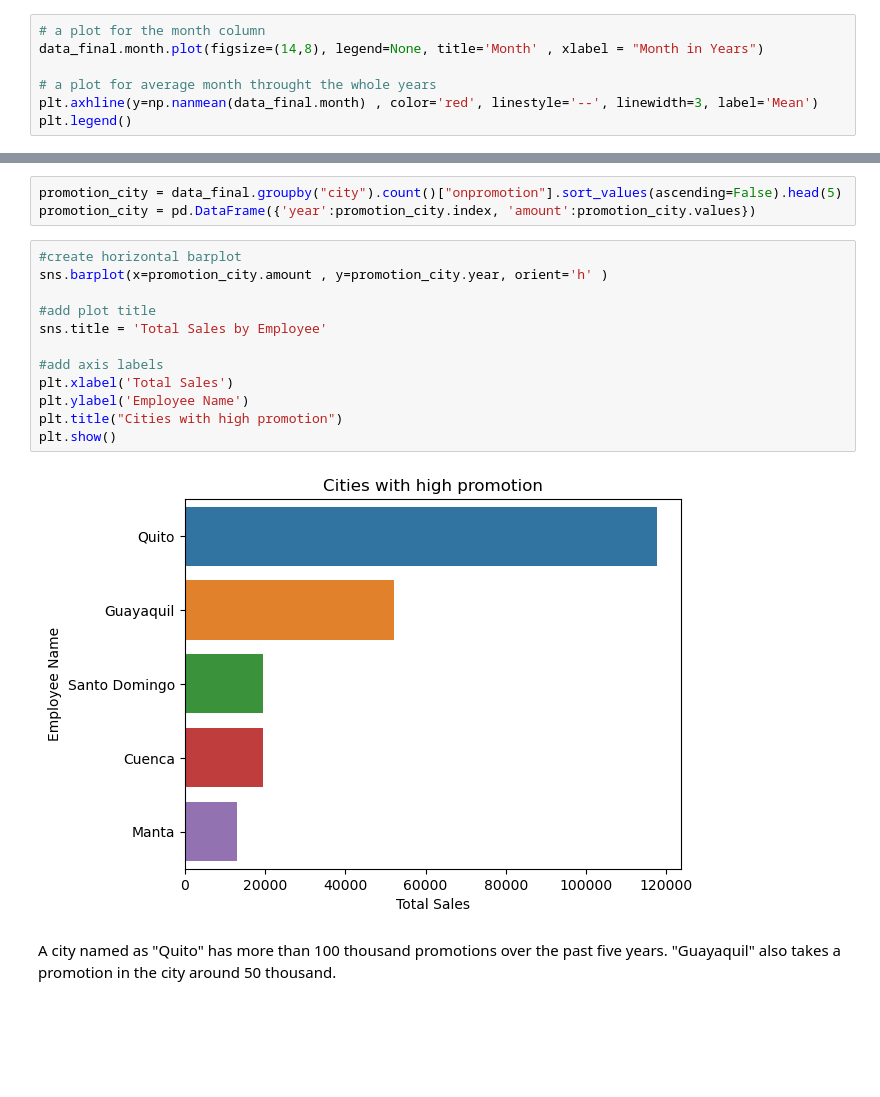
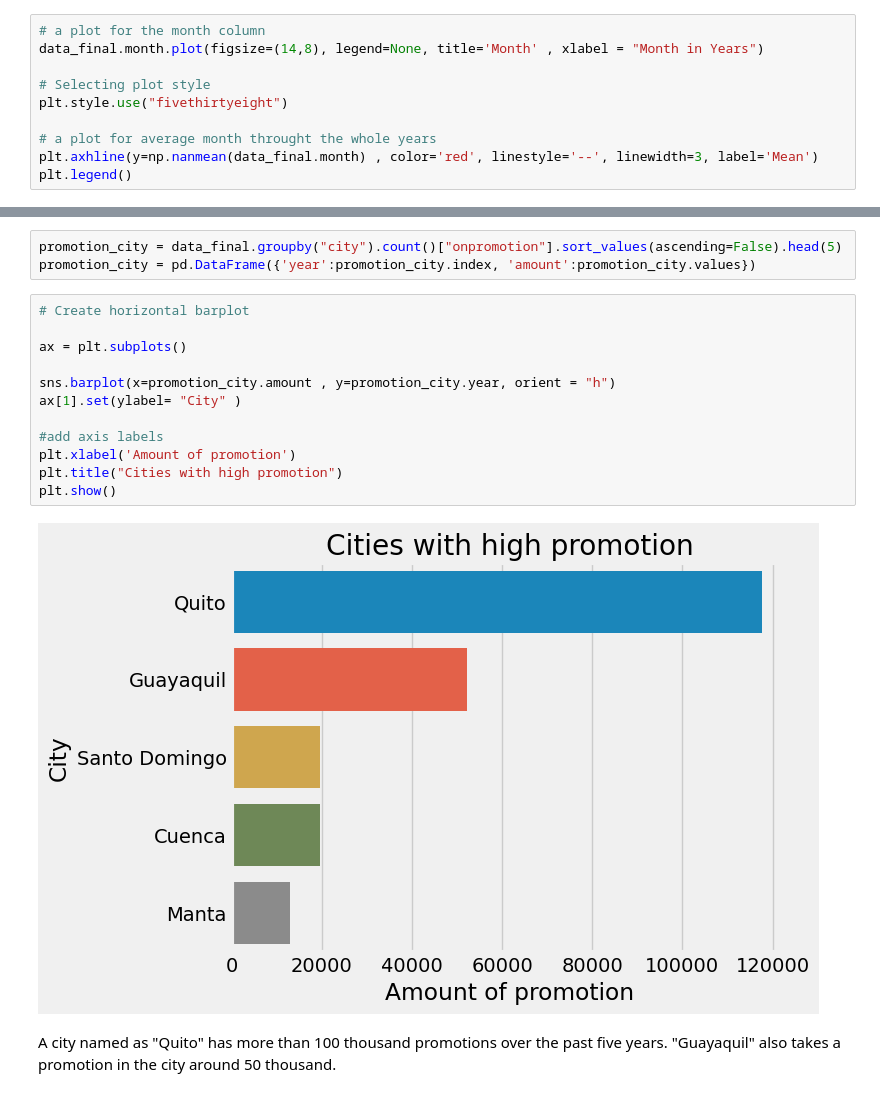
Before and after one commit to Henamen21/Time_Series_prediction, a Jupyter notebook: Time_Series_prediction.ipynb, the cells around one changed output, grey strips where cells are left out. Drawn from its saved outputs; the diff is of its cells as text; blank space fills up the shorter version.

```diff
--- a/Time_Series_prediction.ipynb
+++ b/Time_Series_prediction.ipynb
@@ -300,6 +321,9 @@ Before going to test the hypothesis, first let see how the the series is going u
 # a plot for the month column
 data_final.month.plot(figsize=(14,8), legend=None, title='Month' , xlabel = "Month in Years")
 
+# Selecting plot style
+plt.style.use("fivethirtyeight")
+
 # a plot for average month throught the whole years
 plt.axhline(y=np.nanmean(data_final.month) , color='red', linestyle='--', linewidth=3, label='Mean')
 plt.legend()
@@ -464,19 +493,19 @@ There is irregular variation standing from the graph, price of oil is downgradin
 promotion_city = data_final.groupby("city").count()["onpromotion"].sort_values(ascending=False).head(5)
 promotion_city = pd.DataFrame({'year':promotion_city.index, 'amount':promotion_city.values})
 # %%
-#create horizontal barplot
-sns.barplot(x=promotion_city.amount , y=promotion_city.year, orient='h' )
+# Create horizontal barplot
 
-#add plot title
-sns.title = 'Total Sales by Employee'
+ax = plt.subplots()
+
+sns.barplot(x=promotion_city.amount , y=promotion_city.year, orient = "h")
+ax[1].set(ylabel= "City" )
 
 #add axis labels
-plt.xlabel('Total Sales')
-plt.ylabel('Employee Name')
+plt.xlabel('Amount of promotion')
 plt.title("Cities with high promotion")
 plt.show()
 # %% [output]
-[figure, old version]
+[figure, new version]
 # %% [markdown]
 A city named as "Quito" has more than 100  thousand promotions over the past five years. "Guayaquil" also takes a promotion in the city around 50 thousand.
 # %% [markdown]
```
Also changed, not shown: parts of 96 cells of this notebook.
